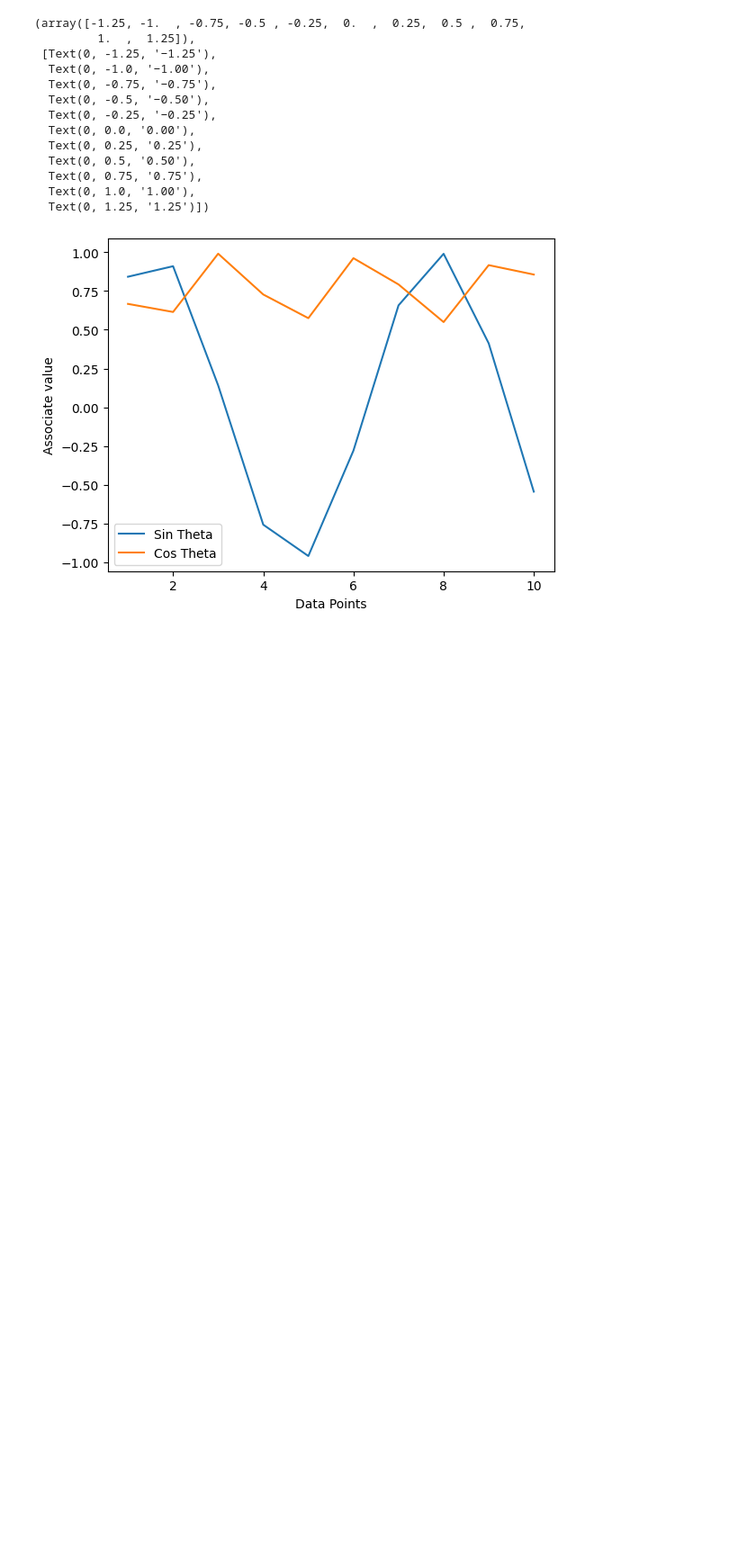
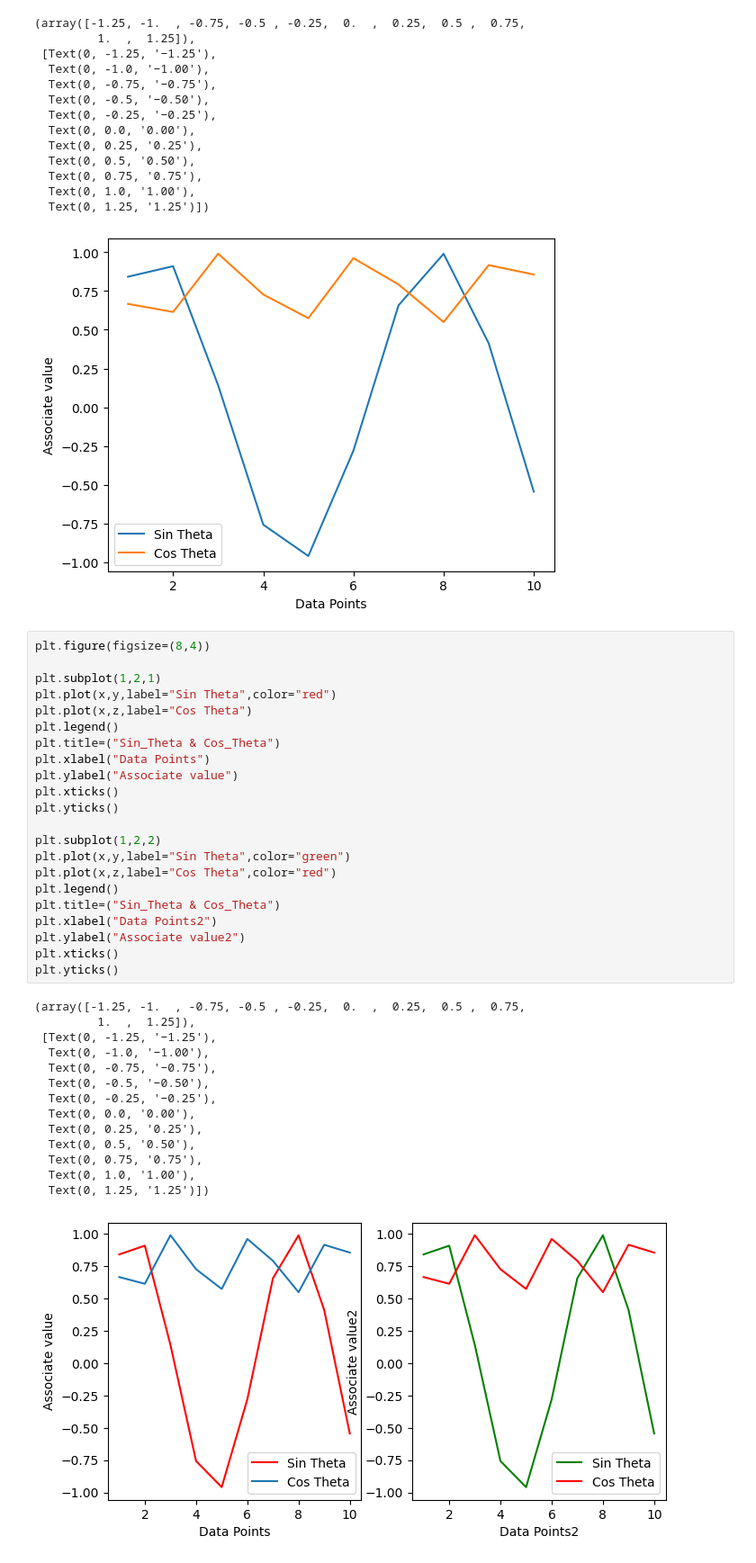
Before and after one commit to rishu2026/Python_Assignment, a Jupyter notebook: Day7/matplot_lib.ipynb, the cells around one changed output. Shown at 90% size. Drawn from its saved outputs; the diff is of its cells as text; blank space fills up the shorter version.

```diff
--- a/Day7/matplot_lib.ipynb
+++ b/Day7/matplot_lib.ipynb
@@ -125,3 +125,40 @@ plt.yticks()
   Text(0, 1.0, '1.00'),
   Text(0, 1.25, '1.25')])
 [figure]
+# %%
+plt.figure(figsize=(8,4))
+
+plt.subplot(1,2,1)
+plt.plot(x,y,label="Sin Theta",color="red")
+plt.plot(x,z,label="Cos Theta")
+plt.legend()
+plt.title=("Sin_Theta & Cos_Theta")
+plt.xlabel("Data Points")
+plt.ylabel("Associate value")
+plt.xticks()
+plt.yticks()
+
+plt.subplot(1,2,2)
+plt.plot(x,y,label="Sin Theta",color="green")
+plt.plot(x,z,label="Cos Theta",color="red")
+plt.legend()
+plt.title=("Sin_Theta & Cos_Theta")
+plt.xlabel("Data Points2")
+plt.ylabel("Associate value2")
+plt.xticks()
+plt.yticks()
+# %% [output]
+(array([-1.25, -1.  , -0.75, -0.5 , -0.25,  0.  ,  0.25,  0.5 ,  0.75,
+         1.  ,  1.25]),
+ [Text(0, -1.25, '−1.25'),
+  Text(0, -1.0, '−1.00'),
+  Text(0, -0.75, '−0.75'),
+  Text(0, -0.5, '−0.50'),
+  Text(0, -0.25, '−0.25'),
+  Text(0, 0.0, '0.00'),
+  Text(0, 0.25, '0.25'),
+  Text(0, 0.5, '0.50'),
+  Text(0, 0.75, '0.75'),
+  Text(0, 1.0, '1.00'),
+  Text(0, 1.25, '1.25')])
+[figure, added]
```
Also changed, not shown: parts of 15 cells of this notebook.
